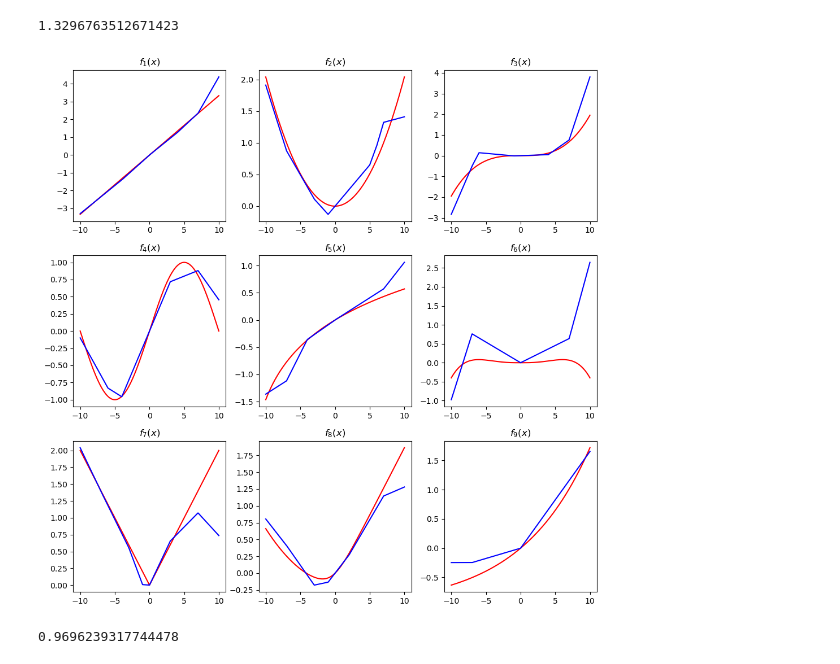
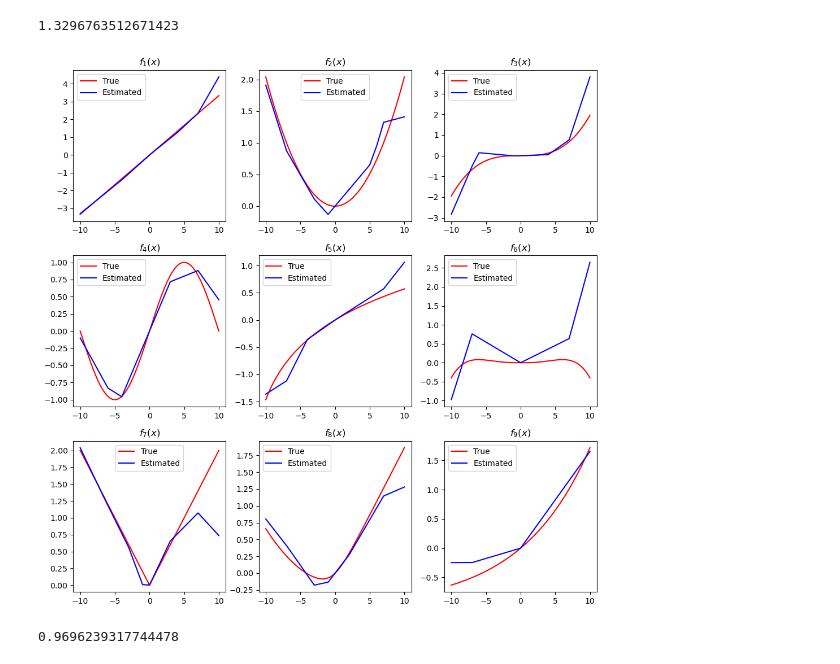
Before and after one commit to healeyq3/applied_math-street_fighting, a Jupyter notebook: examples/364a/cvx-ch7/gen_add_model.ipynb, the cells around one changed output. Drawn from its saved outputs; the diff is of its cells as text; code cells hidden in the pictures.

```diff
--- a/examples/364a/cvx-ch7/gen_add_model.ipynb
+++ b/examples/364a/cvx-ch7/gen_add_model.ipynb
@@ -52,20 +52,23 @@ prob.solve()
 # %%
 # Plotting the functions
 x = np.linspace(-10, 10, 1024)
 yy = np.zeros((n, 1024))
 plt.figure(figsize=(10, 10))
 for j in range(n):
     yy[j, :] = theta.value[j]*x
     for i in range(K):
         yy[j, :] += theta.value[i*n+j] * (np.maximum(x-p[i-1], 0) + np.minimum(p[i-1], 0))
     plt.subplot(3, 3, j + 1)
     plt.plot(x, f[j](x), 'r', label='True')
     plt.plot(x, yy[j, :], 'b', label='Estimated')
     plt.title(f'$f_{j+1}(x)$')
+    plt.legend()
+
 plt.tight_layout()
+plt.savefig('gen_add_regr_fit', bbox_inches='tight')
 plt.show()
 # %% [output]
-[figure, old version]
+[figure, new version]
 # %%
 f0.value
 # %% [output]
```
Also changed, not shown: 23 other files.
